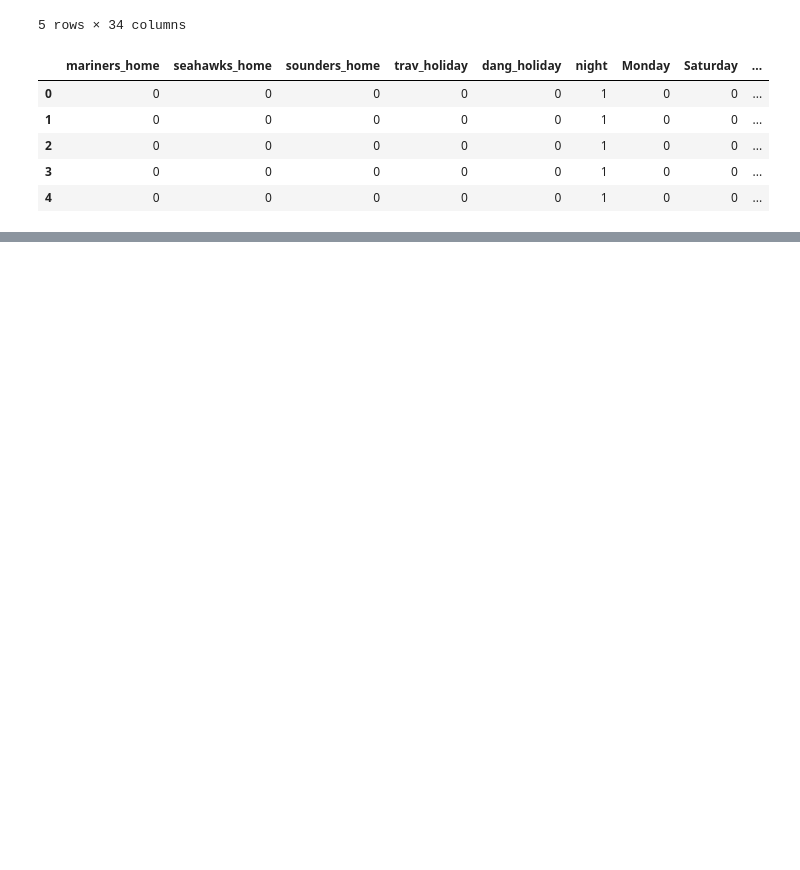
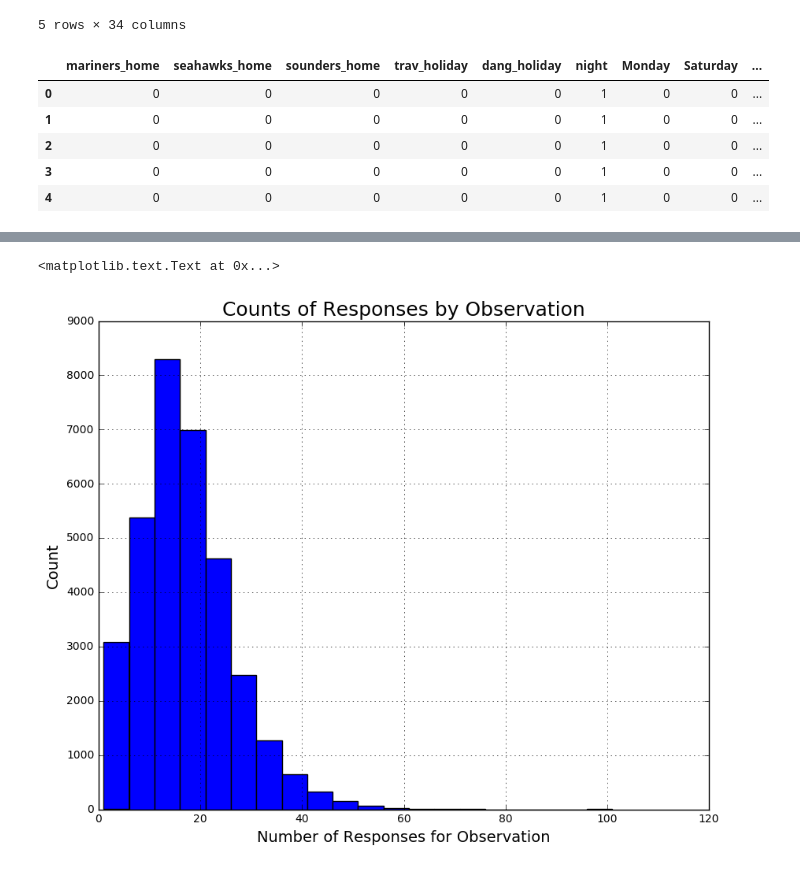
Before and after one commit to nickbuker/Rapid-Rescue, a Jupyter notebook: poisson_reg.ipynb, the cells around one changed output, grey strips where cells are left out. Cells and saved outputs as stored; diff of their text form; code cells hidden in the pictures; blank space fills up the shorter version.

```diff
--- a/poisson_reg.ipynb
+++ b/poisson_reg.ipynb
@@ -31,0 +37,4 @@ df2.head()
+# %%
+# R used to fix dataframe for Poisson model
+df3 = pd.read_csv('./data/model_data_counted.csv', low_memory=False)
+df3.drop(['Unnamed: 0'], axis=1, inplace=True)
@@ -31,0 +62,9 @@ df2.head()
+# %%
+plt.figure(figsize=(10,8))
+df3.freq.hist(bins=20)
+plt.title('Counts of Responses by Observation', fontsize=18)
+plt.ylabel('Count', fontsize=14)
+plt.xlabel('Number of Responses for Observation', fontsize=14)
+# %% [output]
+<matplotlib.text.Text at 0x...>
+[figure, added]
```
Also changed, not shown: parts of 3 cells of this notebook.
